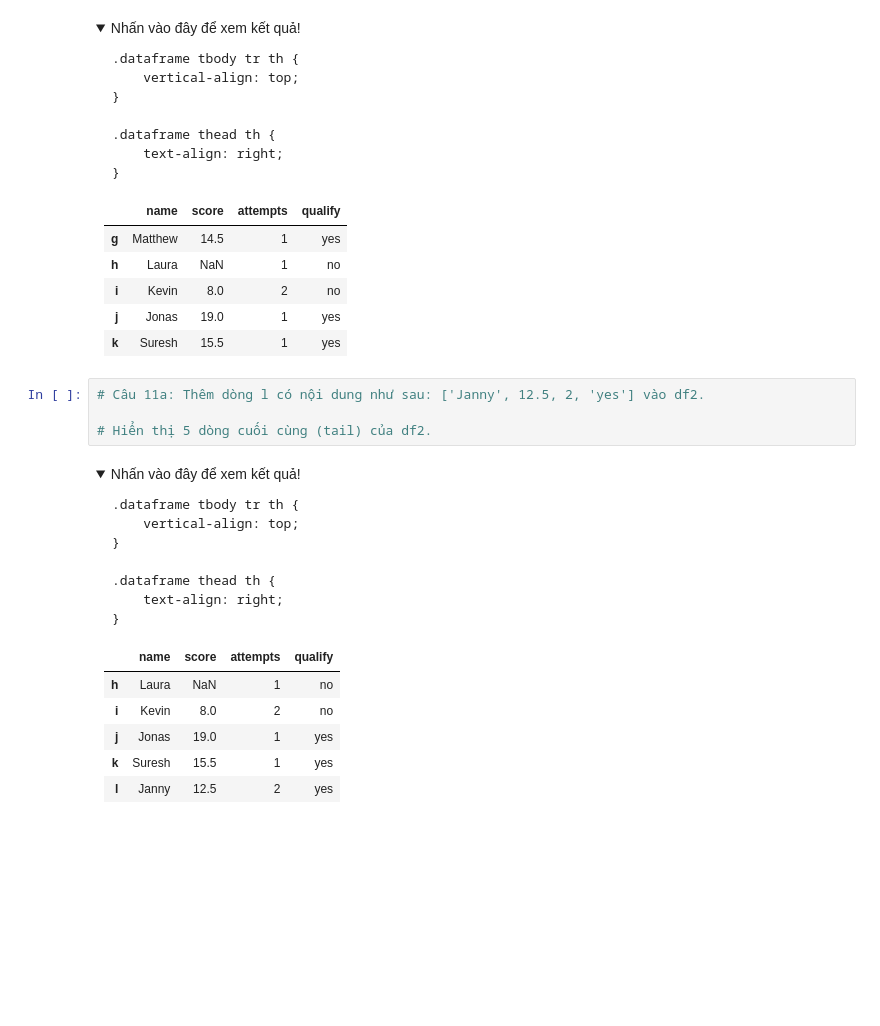
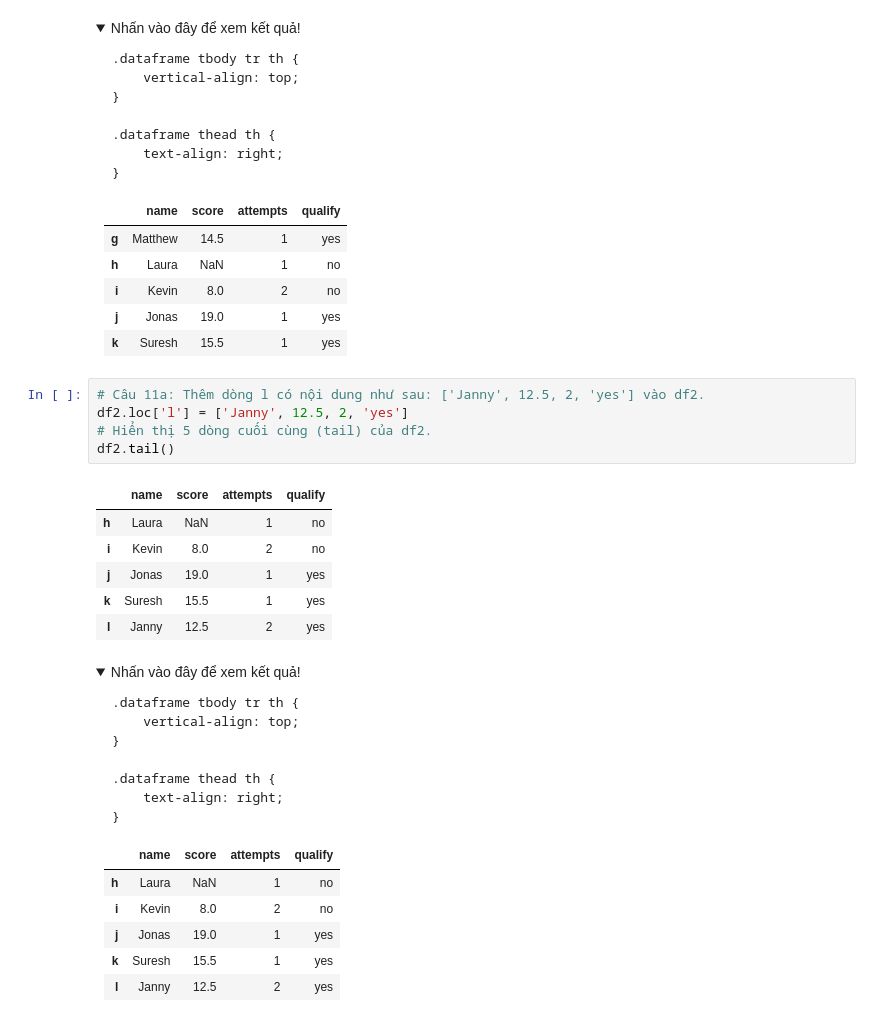
Before and after one commit to nguyennamphu/pythforml, a Jupyter notebook: HV_Chapter4_Exercise2_DataFrame.ipynb, the cells around one changed output. Saved outputs shown, nothing was run; the diff lists cells and outputs as text; folded sections open; blank space fills up the shorter version.

```diff
--- a/HV_Chapter4_Exercise2_DataFrame.ipynb
+++ b/HV_Chapter4_Exercise2_DataFrame.ipynb
@@ -826,8 +830,16 @@ df2.tail()
 </details>
 # %%
 # Câu 11a: Thêm dòng l có nội dung như sau: ['Janny', 12.5, 2, 'yes'] vào df2.
-
+df2.loc['l'] = ['Janny', 12.5, 2, 'yes']
 # Hiển thị 5 dòng cuối cùng (tail) của df2.
+df2.tail()
+# %% [output]
+|  | name | score | attempts | qualify |
+| h | Laura | NaN | 1 | no |
+| i | Kevin | 8.0 | 2 | no |
+| j | Jonas | 19.0 | 1 | yes |
+| k | Suresh | 15.5 | 1 | yes |
+| l | Janny | 12.5 | 2 | yes |
 # %% [markdown]
 <details>
   <summary>Nhấn vào đây để xem kết quả!</summary>
```
Also changed, not shown: parts of 6 cells of this notebook.
